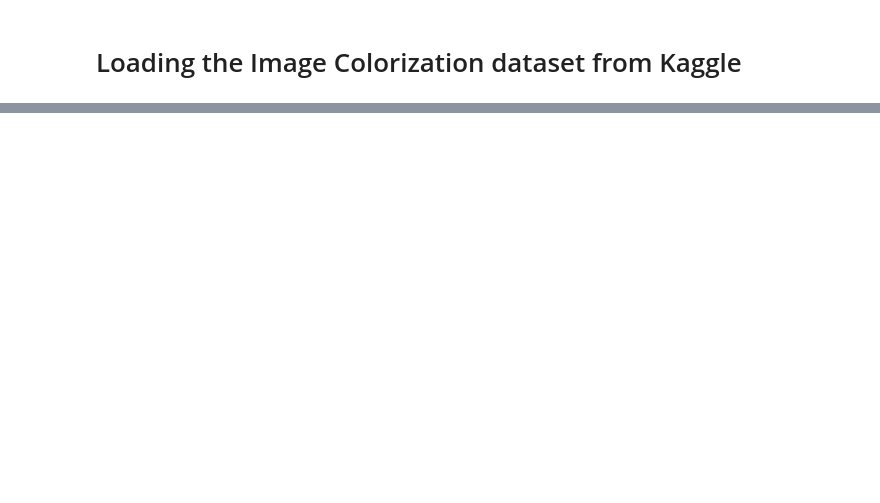
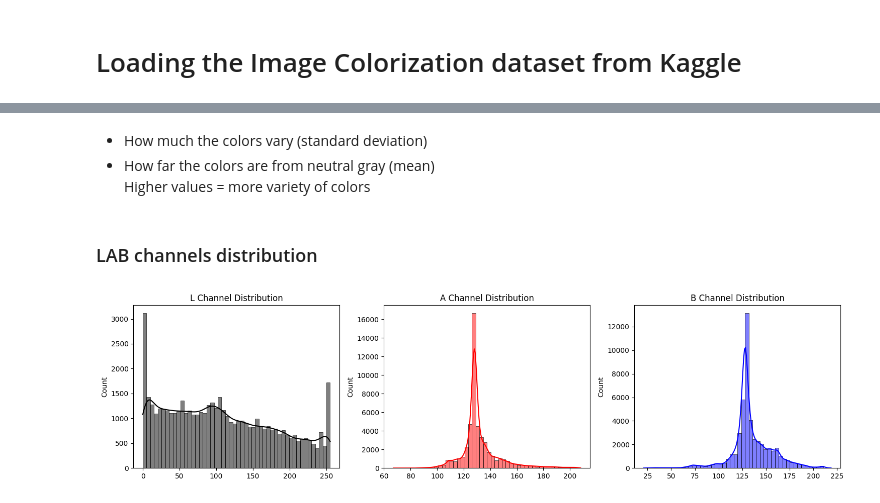
Before and after one commit to aandrijana/ColorizeIMG, a Jupyter notebook: ColorizeIMG.ipynb, the cells around one changed output, grey strips where cells are left out. Drawn from its saved outputs; the diff is of its cells as text; code cells hidden in the pictures; blank space fills up the shorter version.

```diff
--- a/ColorizeIMG.ipynb
+++ b/ColorizeIMG.ipynb
@@ -57,0 +172,45 @@ os.listdir("image_colorization_data")
+# %% [markdown]
+* How much the colors vary (standard deviation)
+* How far the colors are from neutral gray (mean)<br>
+Higher values = more variety of colors
+# %% [markdown]
+### LAB channels distribution
+# %%
+import numpy as np
+import seaborn as sns
+import matplotlib.pyplot as plt
+
+# Load a subset of the data (e.g., first 50 images)
+l_channel = np.load("image_colorization_data/l/gray_scale.npy")[:50]  # adjust this number
+ab1 = np.load("image_colorization_data/ab/ab/ab1.npy")[:50]
+
+# Flatten to pixels
+l_pixels = l_channel.reshape(-1)
+ab_pixels = ab1.reshape(-1, 2)
+
+# Sample a fixed number of pixels
+sample_size = 50000  # smaller number
+indices = np.random.choice(len(l_pixels), sample_size, replace=False)
+
+l_values = l_pixels[indices]
+ab_sample = ab_pixels[indices]
+
+# Split AB
+a_values = ab_sample[:, 0]
+b_values = ab_sample[:, 1]
+
+# Plot
+fig, ax = plt.subplots(1, 3, figsize=(15, 4))
+sns.histplot(l_values, bins=50, kde=True, ax=ax[0], color="black")
+ax[0].set_title("L Channel Distribution")
+
+sns.histplot(a_values, bins=50, kde=True, ax=ax[1], color="red")
+ax[1].set_title("A Channel Distribution")
+
+sns.histplot(b_values, bins=50, kde=True, ax=ax[2], color="blue")
+ax[2].set_title("B Channel Distribution")
+
+plt.tight_layout()
+plt.show()
+# %% [output]
+[figure, added]
```
Also changed, not shown: parts of 17 cells of this notebook.
